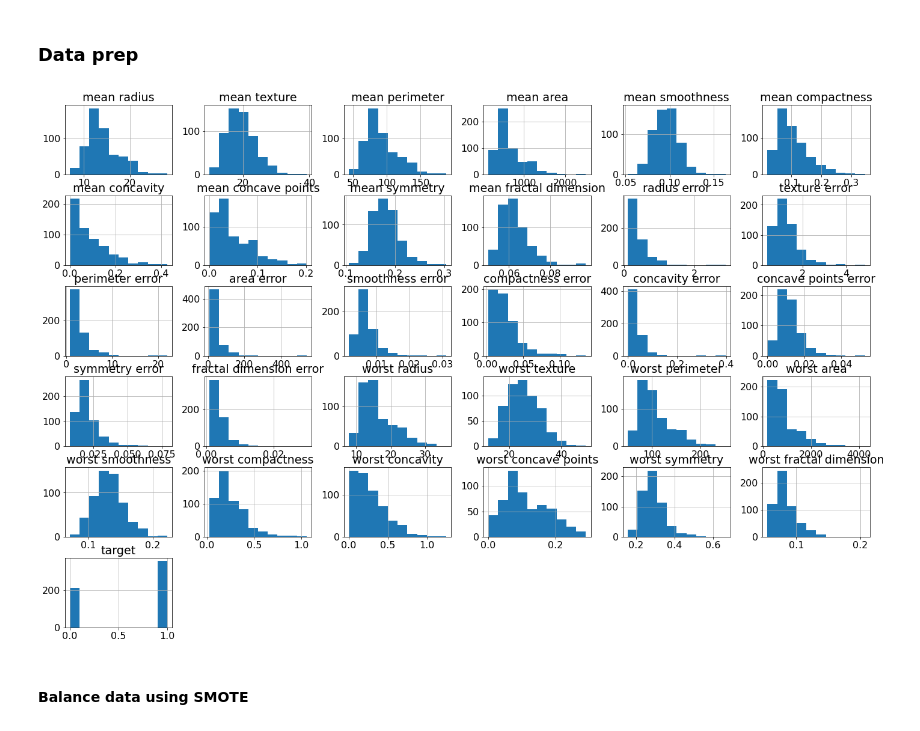
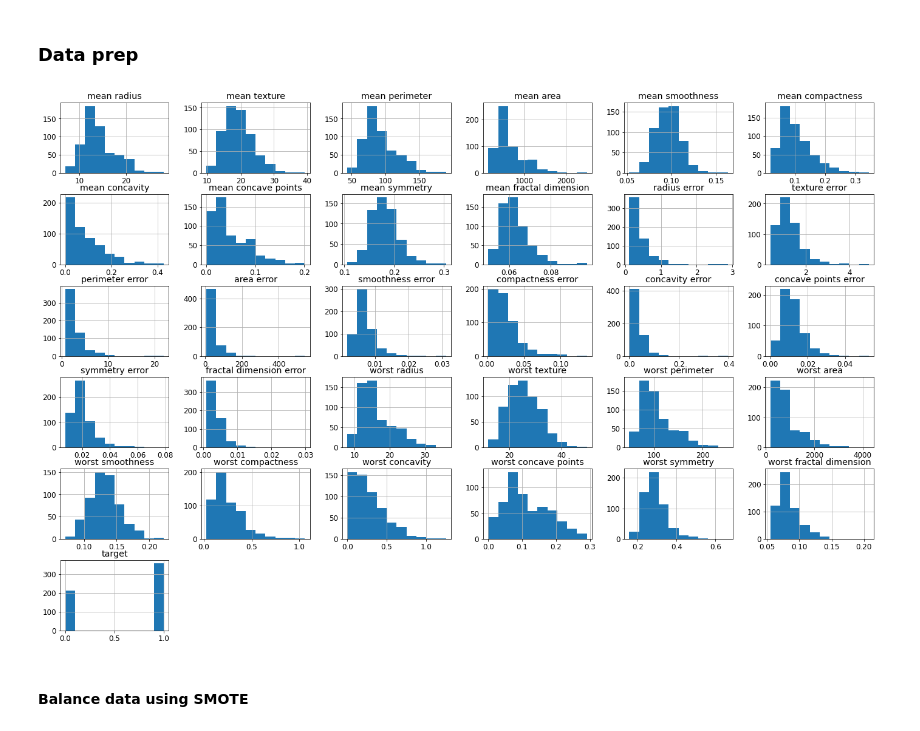
Before and after one commit to ShawhinT/YouTube-Blog, a Jupyter notebook: decision_tree_ensembles/tree_ensemble_example.ipynb, the cells around one changed output. Cells and saved outputs as stored; diff of their text form; code cells hidden in the pictures.

```diff
--- a/decision_tree_ensembles/tree_ensemble_example.ipynb
+++ b/decision_tree_ensembles/tree_ensemble_example.ipynb
@@ -23,12 +23,12 @@ from sklearn.metrics import precision_score, recall_score, f1_score
 # %%
 df = load_breast_cancer(as_frame = True)['frame']
 # %%
-plt.rcParams.update({'font.size': 16})
+plt.rcParams.update({'font.size': 12})
 
 df.hist(figsize=(24,16))
 plt.savefig('visuals/raw_histograms.png',facecolor='white',bbox_inches="tight")
 # %% [output]
-[figure, old version]
+[figure, new version]
 # %%
 # define predictor and target variable names
 X_var_names = df.columns[:df.shape[1]-1]
```
Also changed, not shown: parts of 2 cells of this notebook, 1 other file.
